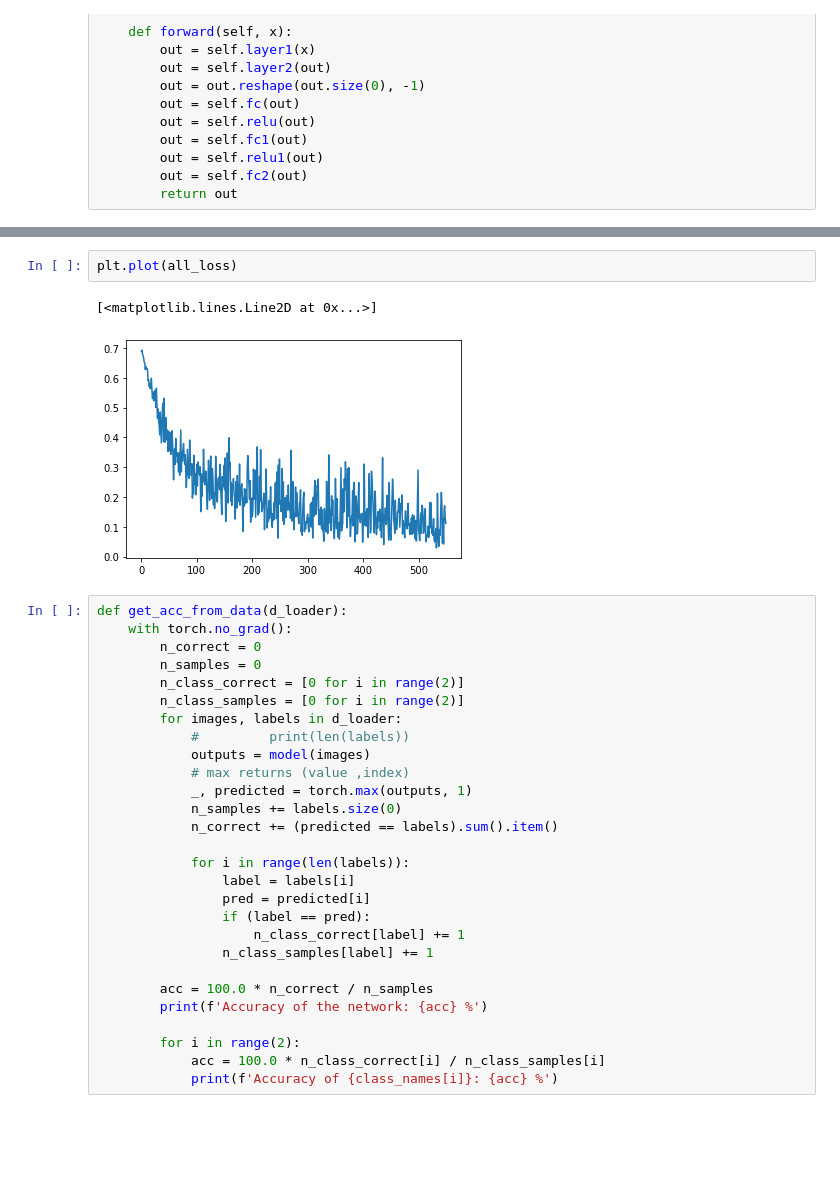
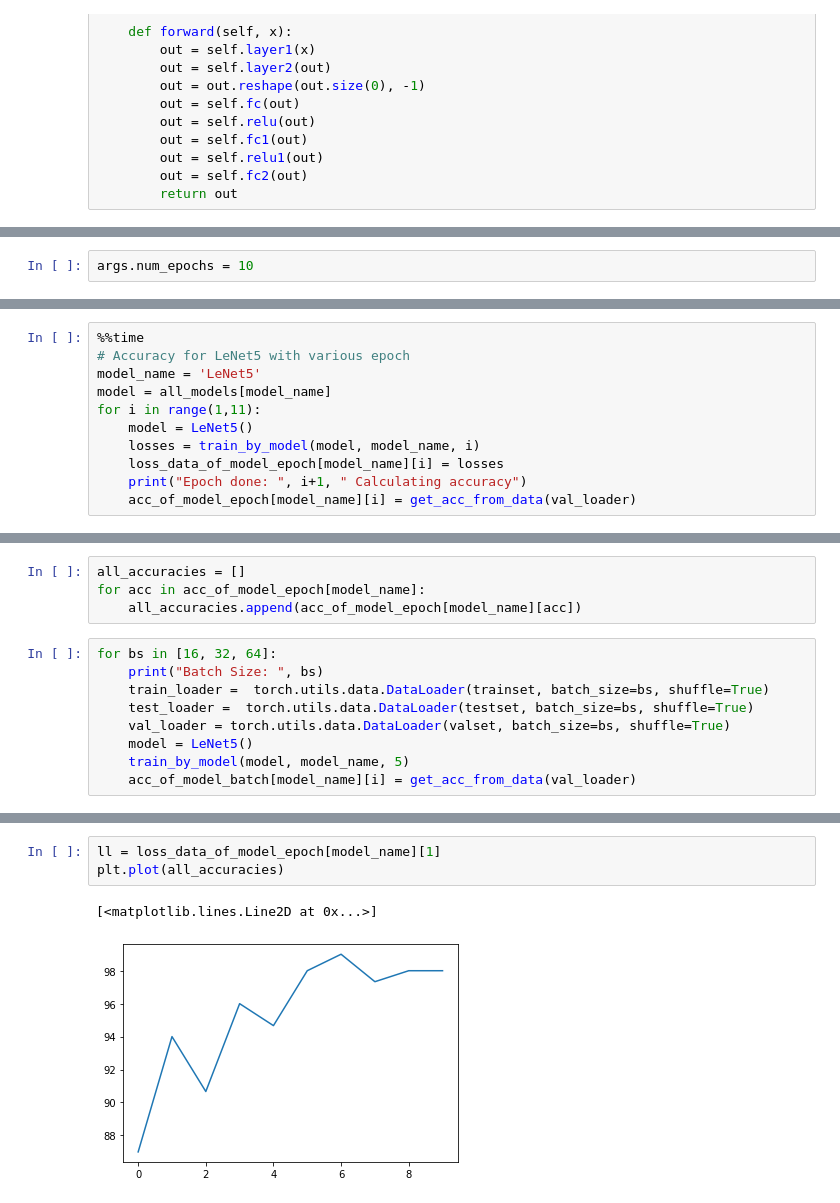
Before and after one commit to VictorTao1998/tbdetection, a Jupyter notebook: Project_TB_detection.ipynb, the cells around one changed output, grey strips where cells are left out. Drawn from its saved outputs; the diff is of its cells as text; blank space fills up the shorter version.

```diff
--- a/Project_TB_detection.ipynb
+++ b/Project_TB_detection.ipynb
@@ -293 +388,3 @@ torch.Size([32, 59536])
+# %%
+args.num_epochs = 10
 # %%
@@ -336,0 +418,11 @@ Wall time: 7min 12s
+# %%
+%%time
+# Accuracy for LeNet5 with various epoch
+model_name = 'LeNet5'
+model = all_models[model_name]
+for i in range(1,11):
+    model = LeNet5()
+    losses = train_by_model(model, model_name, i)
+    loss_data_of_model_epoch[model_name][i] = losses
+    print("Epoch done: ", i+1, " Calculating accuracy")
+    acc_of_model_epoch[model_name][i] = get_acc_from_data(val_loader)
@@ -336,0 +461,13 @@ Wall time: 7min 12s
+# %%
+all_accuracies = []
+for acc in acc_of_model_epoch[model_name]:
+    all_accuracies.append(acc_of_model_epoch[model_name][acc])
+# %%
+for bs in [16, 32, 64]:
+    print("Batch Size: ", bs)
+    train_loader =  torch.utils.data.DataLoader(trainset, batch_size=bs, shuffle=True)
+    test_loader =  torch.utils.data.DataLoader(testset, batch_size=bs, shuffle=True)
+    val_loader = torch.utils.data.DataLoader(valset, batch_size=bs, shuffle=True)
+    model = LeNet5()
+    train_by_model(model, model_name, 5)
+    acc_of_model_batch[model_name][i] = get_acc_from_data(val_loader)
@@ -337,36 +492,9 @@ Wall time: 7min 12s
 # %%
-plt.plot(all_loss)
+ll = loss_data_of_model_epoch[model_name][1]
+plt.plot(all_accuracies)
 # %% [output]
 [<matplotlib.lines.Line2D at 0x...>]
-[figure, old version]
+[figure, new version]
-# %%
-def get_acc_from_data(d_loader):
-    with torch.no_grad():
-        n_correct = 0
-        n_samples = 0
-        n_class_correct = [0 for i in range(2)]
-        n_class_samples = [0 for i in range(2)]
-        for images, labels in d_loader:
-            #         print(len(labels))
-            outputs = model(images)
-            # max returns (value ,index)
-            _, predicted = torch.max(outputs, 1)
-            n_samples += labels.size(0)
-            n_correct += (predicted == labels).sum().item()
-
-            for i in range(len(labels)):
-                label = labels[i]
-                pred = predicted[i]
-                if (label == pred):
-                    n_class_correct[label] += 1
-                n_class_samples[label] += 1
-
-        acc = 100.0 * n_correct / n_samples
-        print(f'Accuracy of the network: {acc} %')
-
-        for i in range(2):
-            acc = 100.0 * n_class_correct[i] / n_class_samples[i]
-            print(f'Accuracy of {class_names[i]}: {acc} %')
 # %%
 get_acc_from_data(test_loader)
 # %% [output]
```
Also changed, not shown: parts of 18 cells of this notebook, 2 other files.
